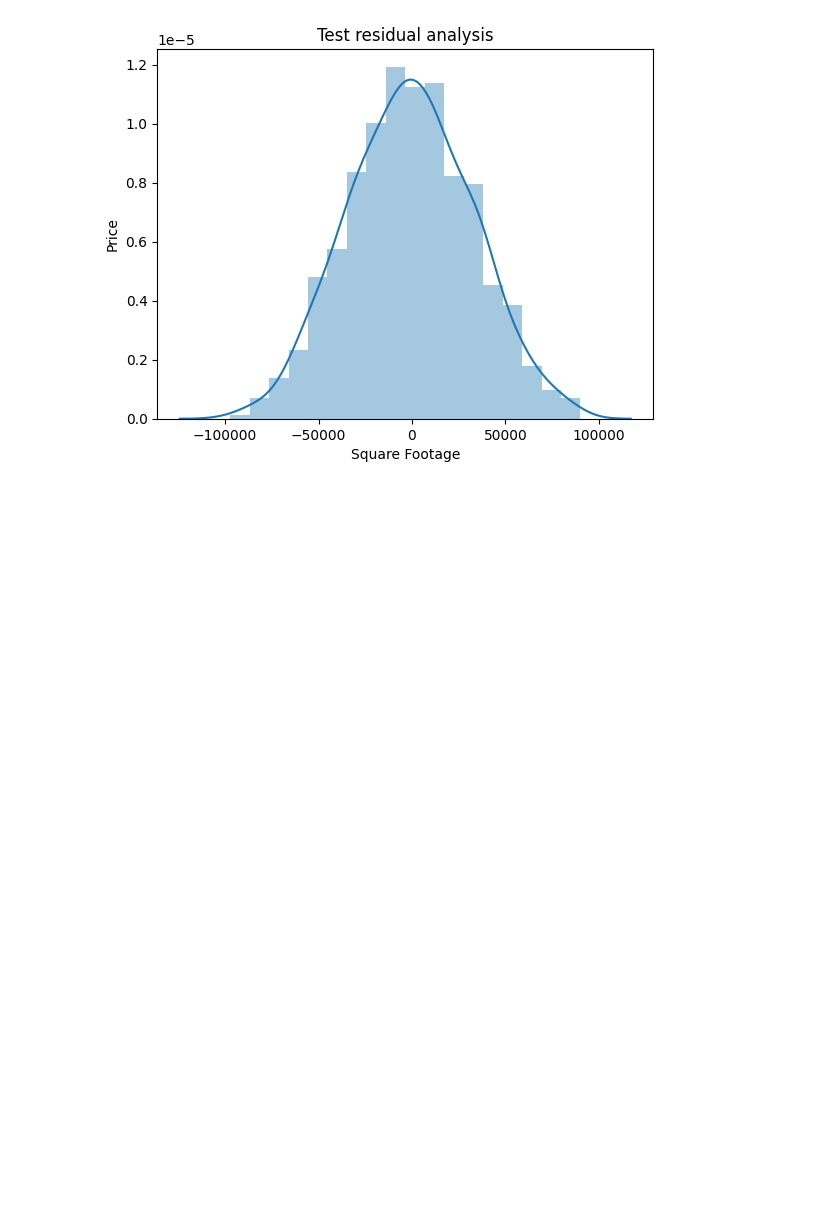
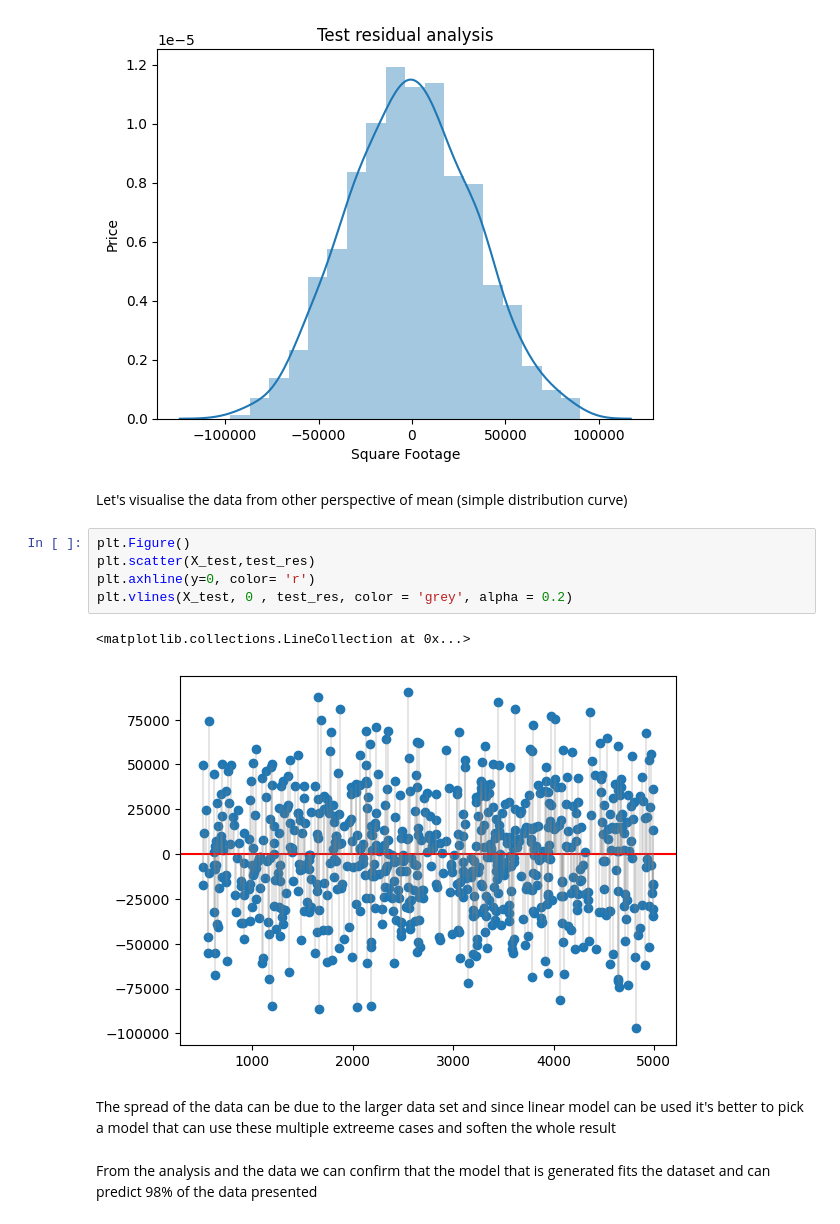
Before and after one commit to Rushank14/Models, a Jupyter notebook: notebooks/regression.ipynb, the cells around one changed output. Drawn from its saved outputs; the diff is of its cells as text; blank space fills up the shorter version.

```diff
--- a/notebooks/regression.ipynb
+++ b/notebooks/regression.ipynb
@@ -295,3 +295,19 @@ https://gist.github.com/mwaskom/de44147ed2974457ad6372750bbe5751
   sns.distplot(test_res)
 Text(0, 0.5, 'Price')
 [figure]
+# %% [markdown]
+Let's visualise the data from other perspective of mean (simple distribution curve)
+# %%
+plt.Figure()
+plt.scatter(X_test,test_res)
+plt.axhline(y=0, color= 'r')
+plt.vlines(X_test, 0 , test_res, color = 'grey', alpha = 0.2)
+# %% [output]
+<matplotlib.collections.LineCollection at 0x...>
+[figure, added]
+# %% [markdown]
+The spread of the data can be due to the larger data set and since linear model can be used it's better to pick a model that can use these multiple extreeme cases and
+soften the whole result
+# %% [markdown]
+From the analysis and the data we can confirm that the model that is generated fits the dataset and can predict
+98% of the data presented
```
